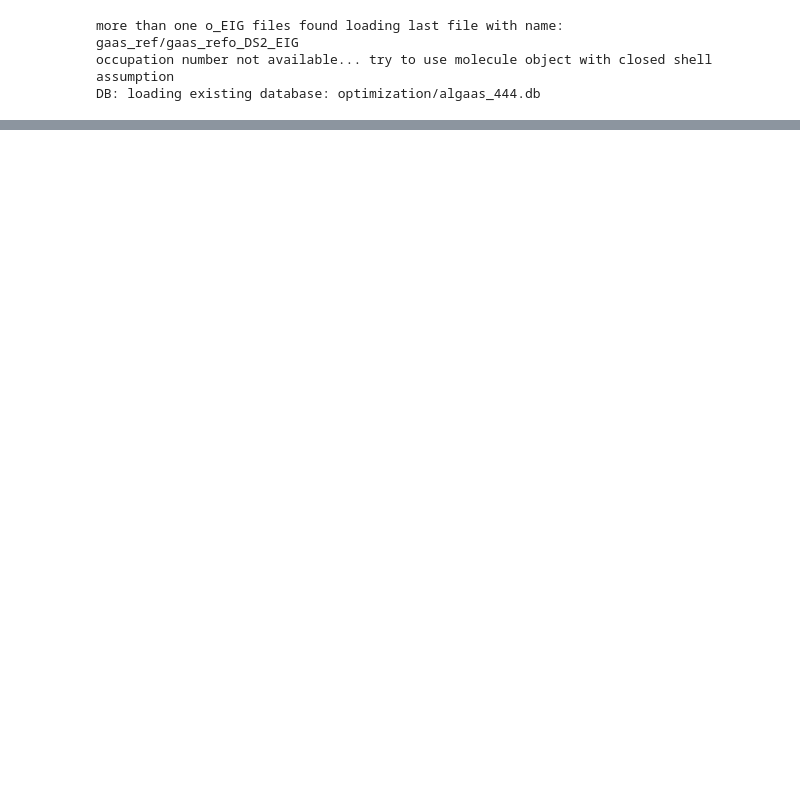
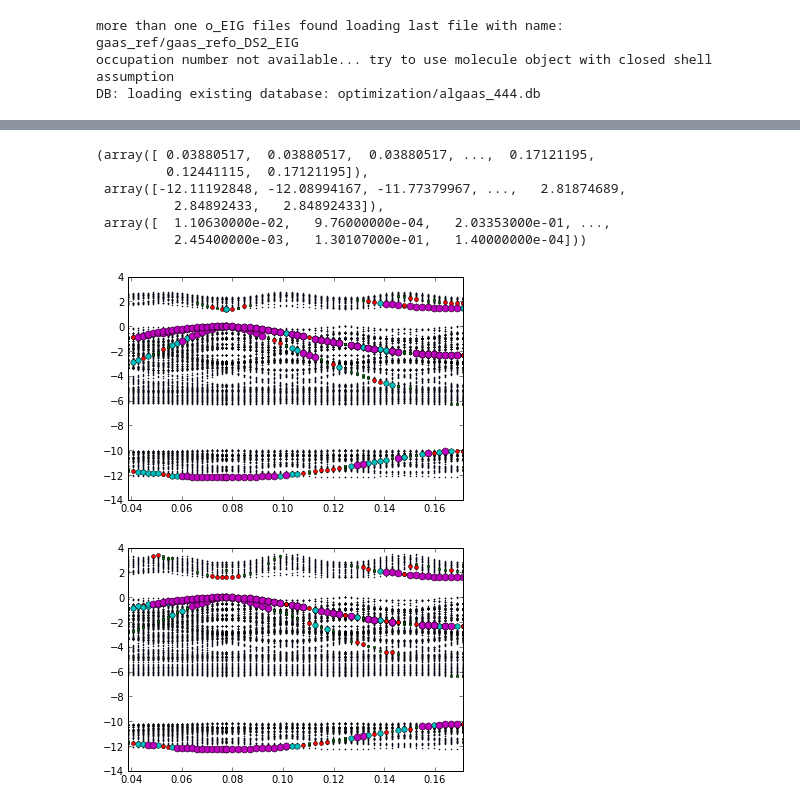
Before and after one commit to SamKChang/20170406_alchemy_optimization, a Jupyter notebook: analysis/optimization.ipynb, the cells around one changed output, grey strips where cells are left out. Saved outputs shown, nothing was run; the diff lists cells and outputs as text; code cells hidden in the pictures; blank space fills up the shorter version.

```diff
--- a/analysis/optimization.ipynb
+++ b/analysis/optimization.ipynb
@@ -224,0 +264,10 @@ plt.savefig('Eg_opt.pdf')
+# %%
+weight_list = []
+for n in name_list:
+    out = qtk.QMOut('optimization/results/%s/%s.out' % (n, n), program='abinit')
+    K, E, W = out.unfold([[0.5,0,0.25],[0,0,0],[0,0.5,0.5]], [4,4,4])
+    ind = np.argmin(E[E > 0.1])
+    w = W[E > 0.1][ind]
+    #fig = plt.figure()
+    #plt.plot(E, ls='', marker='o')
+    weight_list.append(w)
@@ -224,0 +295,25 @@ plt.savefig('Eg_opt.pdf')
+# %%
+entries_x = opt_log.list(has_data=True, order='descent')[:20]
+
+name_list = []
+x_list = []
+for i in range(len(entries_x)):
+    e = entries_x[i]
+    w = weight_list[i]
+    s = step_list[i]
+    coord = np.array(ast.literal_eval(e.content)['mutation'][0])
+    x = np.ones(coord.size)[coord == 13].sum()/64
+    x_list.append(x)
+    print "%2d & %3d & %6.4f & %7.5f & %4.2f \\\\" % (
+        i+1,
+        s,
+        e.data,
+        x,
+        w * 100,
+    )
+print "\hline"
+print "avg. & - & %6.4f & %7.5f & %4.2f \\\\" % (
+        np.mean([e.data for e in entries_x]),
+        np.mean(x),
+        np.mean(weight_list) * 100,
+)
@@ -224,0 +338,17 @@ plt.savefig('Eg_opt.pdf')
+# %%
+for i in range(len(outs_true)):
+    if hasattr(outs_true[i], 'band'):
+        out_true = outs_true[i]
+        out_pred = outs[i]
+# %%
+out_true.plot_band_unfold([[0.5,0,0.25],[0,0,0],[0,0.5,0.5]], [4,4,4])
+out_pred.plot_band_unfold([[0.5,0,0.25],[0,0,0],[0,0.5,0.5]], [4,4,4])
+# %% [output]
+(array([ 0.03880517,  0.03880517,  0.03880517, ...,  0.17121195,
+         0.12441115,  0.17121195]),
+ array([-12.11192848, -12.08994167, -11.77379967, ...,   2.81874689,
+          2.84892433,   2.84892433]),
+ array([  1.10630000e-02,   9.76000000e-04,   2.03353000e-01, ...,
+          2.45400000e-03,   1.30107000e-01,   1.40000000e-04]))
+[figure, added]
+[figure, added]
```
Also changed, not shown: parts of 15 cells of this notebook, 7 other files.
